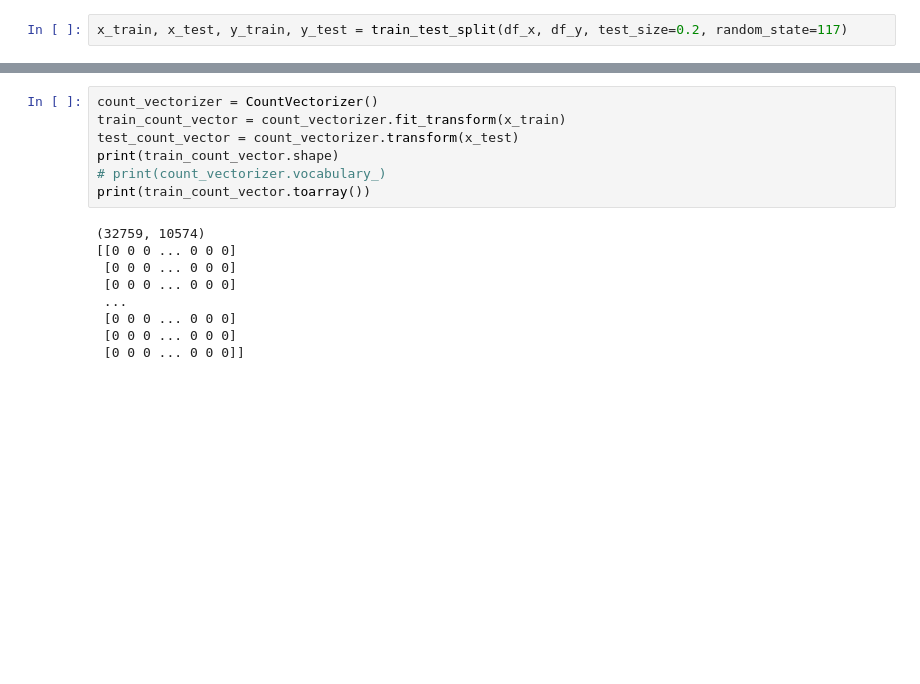
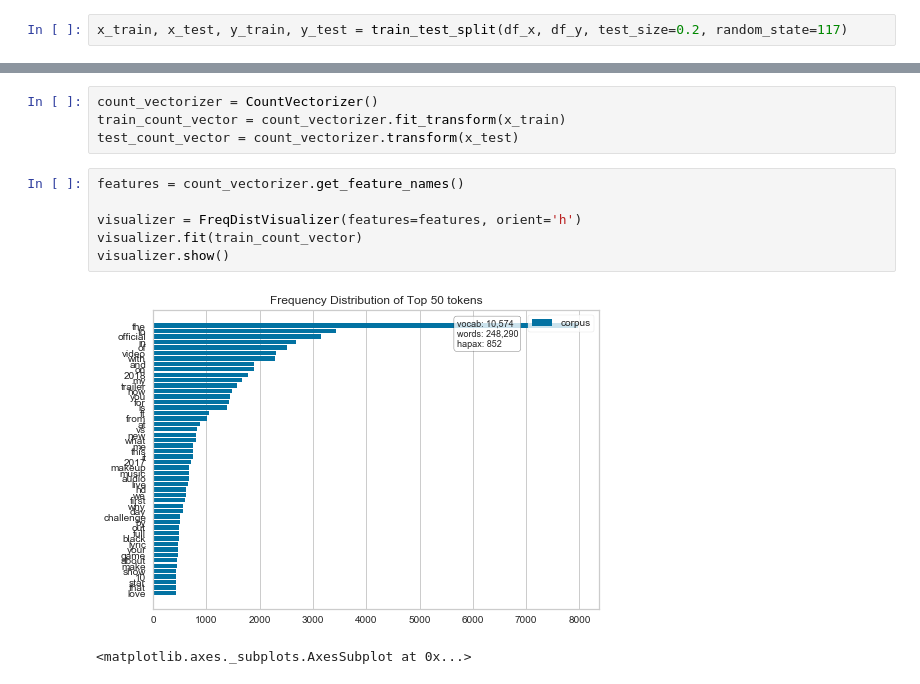
Before and after one commit to loc-vu/yt-trends, a Jupyter notebook: Naive Bayes Model.ipynb, the cells around one changed output, grey strips where cells are left out. Saved outputs shown, nothing was run; the diff lists cells and outputs as text; blank space fills up the shorter version.

```diff
--- a/Naive Bayes Model.ipynb
+++ b/Naive Bayes Model.ipynb
@@ -30,15 +58,12 @@ x_train, x_test, y_train, y_test = train_test_split(df_x, df_y, test_size=0.2, r
 count_vectorizer = CountVectorizer()
 train_count_vector = count_vectorizer.fit_transform(x_train)
 test_count_vector = count_vectorizer.transform(x_test)
-print(train_count_vector.shape)
-# print(count_vectorizer.vocabulary_)
-print(train_count_vector.toarray())
-# %% [output]
-(32759, 10574)
-[[0 0 0 ... 0 0 0]
- [0 0 0 ... 0 0 0]
- [0 0 0 ... 0 0 0]
- ...
- [0 0 0 ... 0 0 0]
- [0 0 0 ... 0 0 0]
- [0 0 0 ... 0 0 0]]
+# %%
+features = count_vectorizer.get_feature_names()
+
+visualizer = FreqDistVisualizer(features=features, orient='h')
+visualizer.fit(train_count_vector)
+visualizer.show()
+# %% [output]
+[figure, added]
+<matplotlib.axes._subplots.AxesSubplot at 0x...>
```
Also changed, not shown: parts of 19 cells of this notebook.
